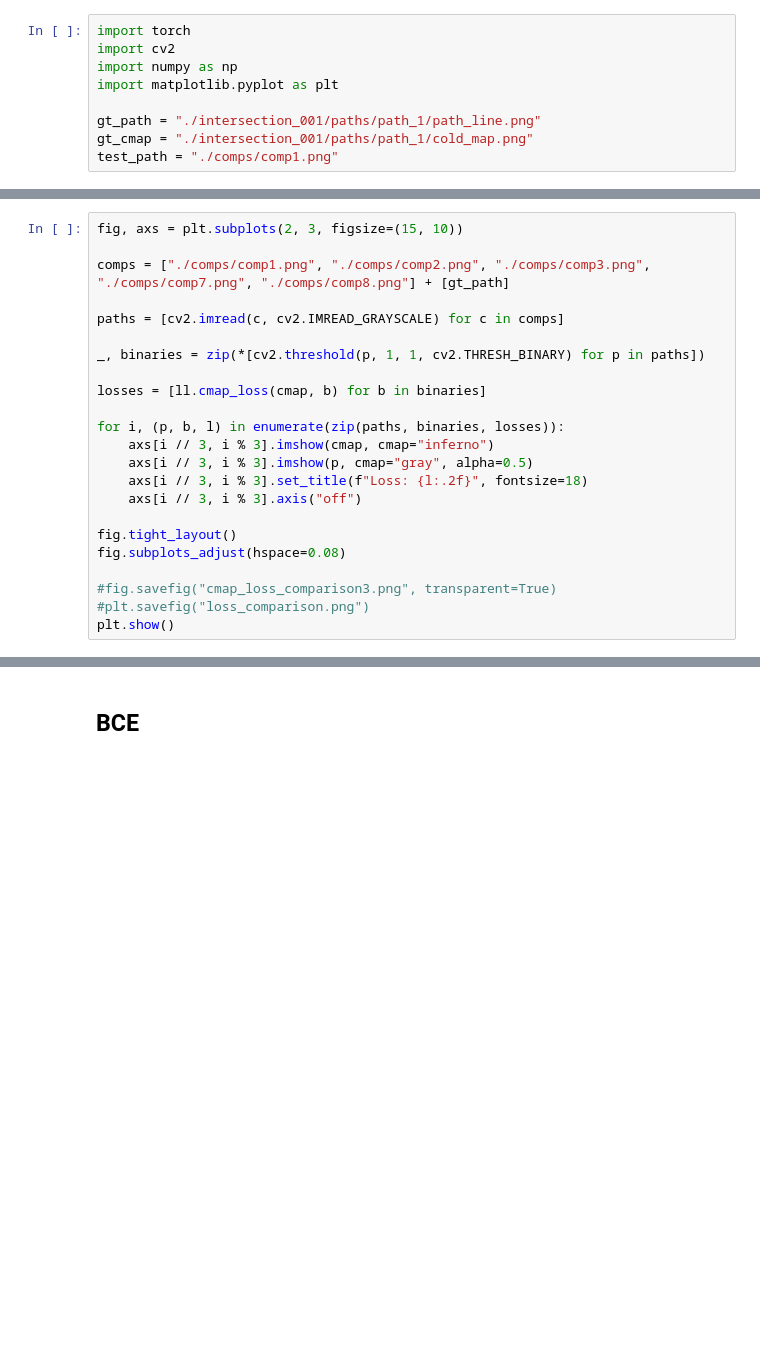
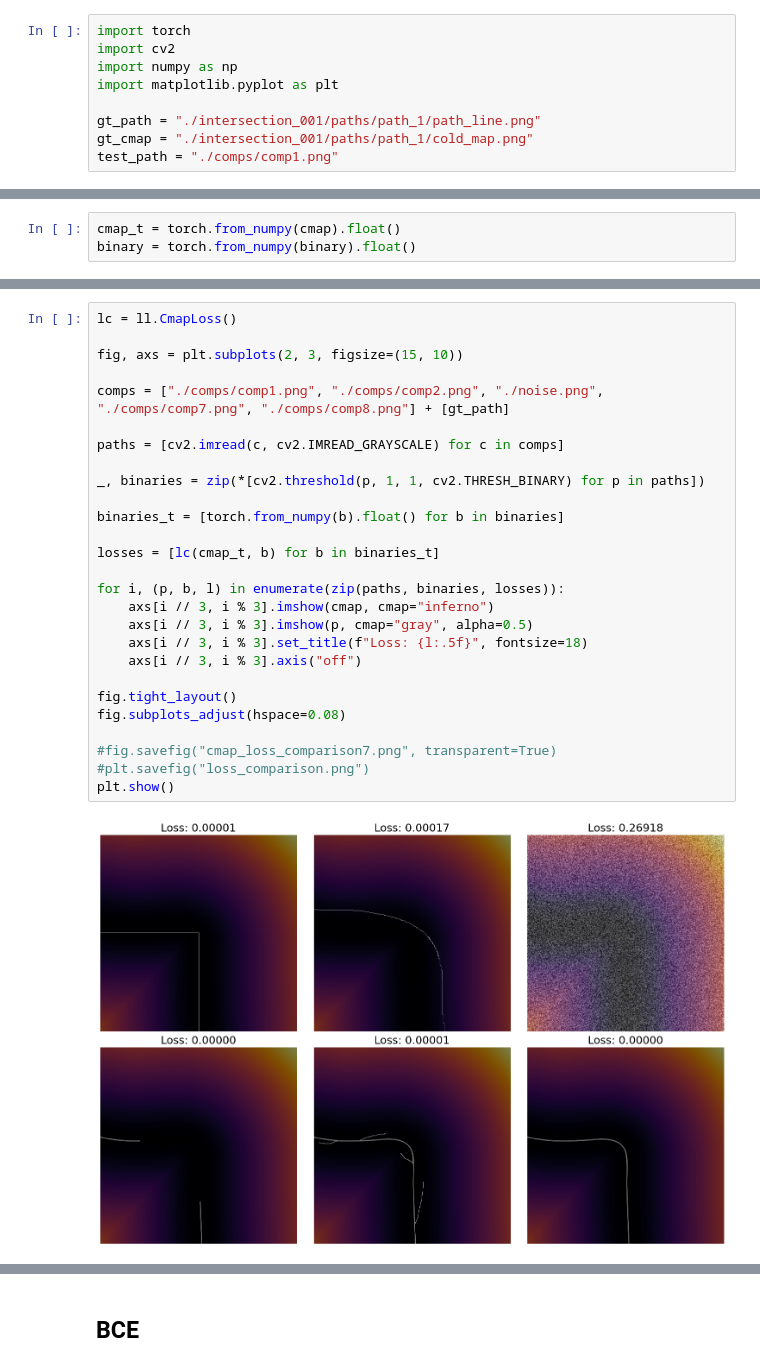
Before and after one commit to DaDudeIan/Pre-planning-Intersection-Traversal-for-Autonomous-Vehicles, a Jupyter notebook: loss/loss_testing.ipynb, the cells around one changed output, grey strips where cells are left out. Drawn from its saved outputs; the diff is of its cells as text; blank space fills up the shorter version.

```diff
--- a/loss/loss_testing.ipynb
+++ b/loss/loss_testing.ipynb
@@ -35,0 +47,3 @@ print(loss)
+# %%
+cmap_t = torch.from_numpy(cmap).float()
+binary = torch.from_numpy(binary).float()
@@ -36,26 +62,32 @@ print(loss)
 # %%
+lc = ll.CmapLoss()
+
 fig, axs = plt.subplots(2, 3, figsize=(15, 10))
 
-comps = ["./comps/comp1.png", "./comps/comp2.png", "./comps/comp3.png", "./comps/comp7.png", "./comps/comp8.png"] + [gt_path]
+comps = ["./comps/comp1.png", "./comps/comp2.png", "./noise.png", "./comps/comp7.png", "./comps/comp8.png"] + [gt_path]
 
 paths = [cv2.imread(c, cv2.IMREAD_GRAYSCALE) for c in comps]
 
 _, binaries = zip(*[cv2.threshold(p, 1, 1, cv2.THRESH_BINARY) for p in paths])
 
-losses = [ll.cmap_loss(cmap, b) for b in binaries]
+binaries_t = [torch.from_numpy(b).float() for b in binaries]
+
+losses = [lc(cmap_t, b) for b in binaries_t]
 
 for i, (p, b, l) in enumerate(zip(paths, binaries, losses)):
     axs[i // 3, i % 3].imshow(cmap, cmap="inferno")
     axs[i // 3, i % 3].imshow(p, cmap="gray", alpha=0.5)
-    axs[i // 3, i % 3].set_title(f"Loss: {l:.2f}", fontsize=18)
+    axs[i // 3, i % 3].set_title(f"Loss: {l:.5f}", fontsize=18)
     axs[i // 3, i % 3].axis("off")
 
 fig.tight_layout()
 fig.subplots_adjust(hspace=0.08)
 
-#fig.savefig("cmap_loss_comparison3.png", transparent=True)
+#fig.savefig("cmap_loss_comparison7.png", transparent=True)
 #plt.savefig("loss_comparison.png")
 plt.show()
+# %% [output]
+[figure, added]
 # %%
 gt_path = "./intersection_001/paths/path_1/path_line.png"
 gt_cmap = "./intersection_001/paths/path_1/cold_map.png"
```
Also changed, not shown: parts of 6 cells of this notebook, 19 other files.
